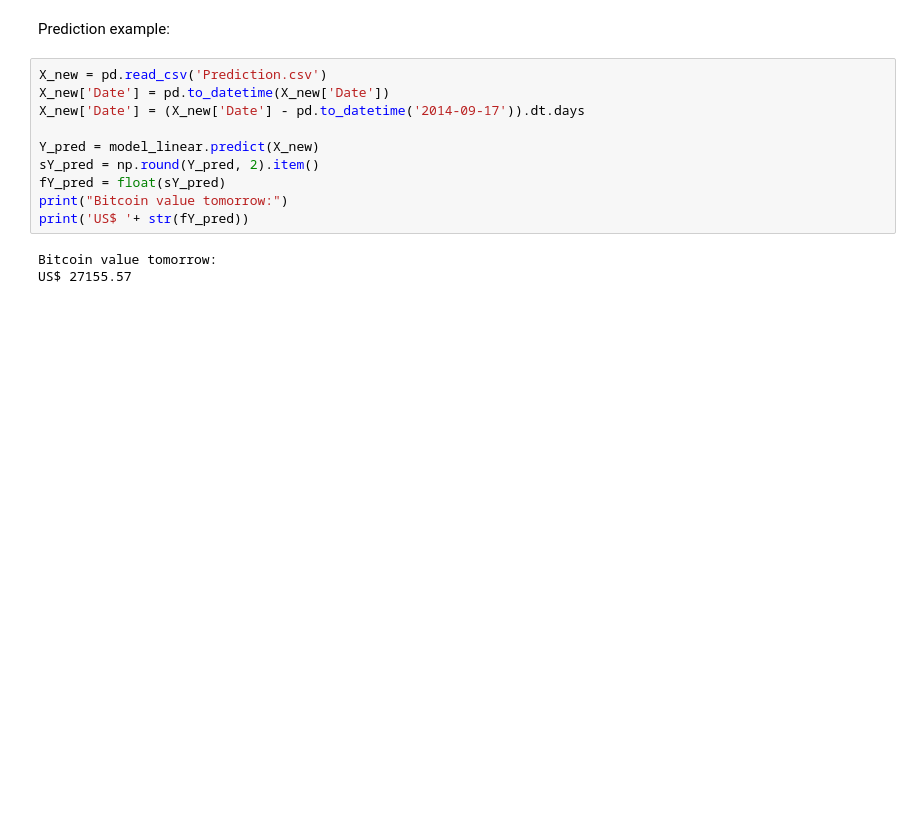
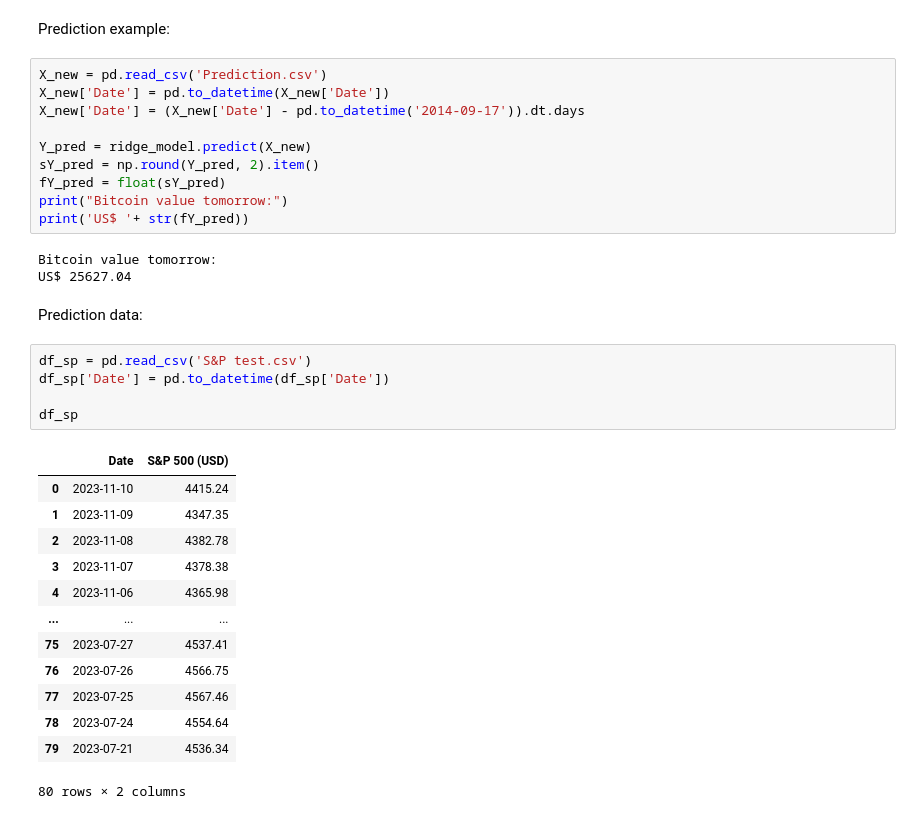
Before and after one commit to Davigbit/BitcoinAI, a Jupyter notebook: Data.ipynb, the cells around one changed output. Saved outputs shown, nothing was run; the diff lists cells and outputs as text; blank space fills up the shorter version.

```diff
--- a/Data.ipynb
+++ b/Data.ipynb
@@ -226,11 +236,32 @@ X_new = pd.read_csv('Prediction.csv')
 X_new['Date'] = pd.to_datetime(X_new['Date'])
 X_new['Date'] = (X_new['Date'] - pd.to_datetime('2014-09-17')).dt.days
 
-Y_pred = model_linear.predict(X_new)
+Y_pred = ridge_model.predict(X_new)
 sY_pred = np.round(Y_pred, 2).item()
 fY_pred = float(sY_pred)
 print("Bitcoin value tomorrow:")
 print('US$ '+ str(fY_pred))
 # %% [output]
 Bitcoin value tomorrow:
-US$ 27155.57
+US$ 25627.04
+# %% [markdown]
+Prediction data:
+# %%
+df_sp = pd.read_csv('S&P test.csv')
+df_sp['Date'] = pd.to_datetime(df_sp['Date'])
+
+df_sp
+# %% [output]
+|  | Date | S&P 500 (USD) |
+| 0 | 2023-11-10 | 4415.24 |
+| 1 | 2023-11-09 | 4347.35 |
+| 2 | 2023-11-08 | 4382.78 |
+| 3 | 2023-11-07 | 4378.38 |
+| 4 | 2023-11-06 | 4365.98 |
+| ... | ... | ... |
+| 75 | 2023-07-27 | 4537.41 |
+| 76 | 2023-07-26 | 4566.75 |
+| 77 | 2023-07-25 | 4567.46 |
+| 78 | 2023-07-24 | 4554.64 |
+| 79 | 2023-07-21 | 4536.34 |
+80 rows × 2 columns
```
Also changed, not shown: parts of 12 cells of this notebook, 3 other files.
